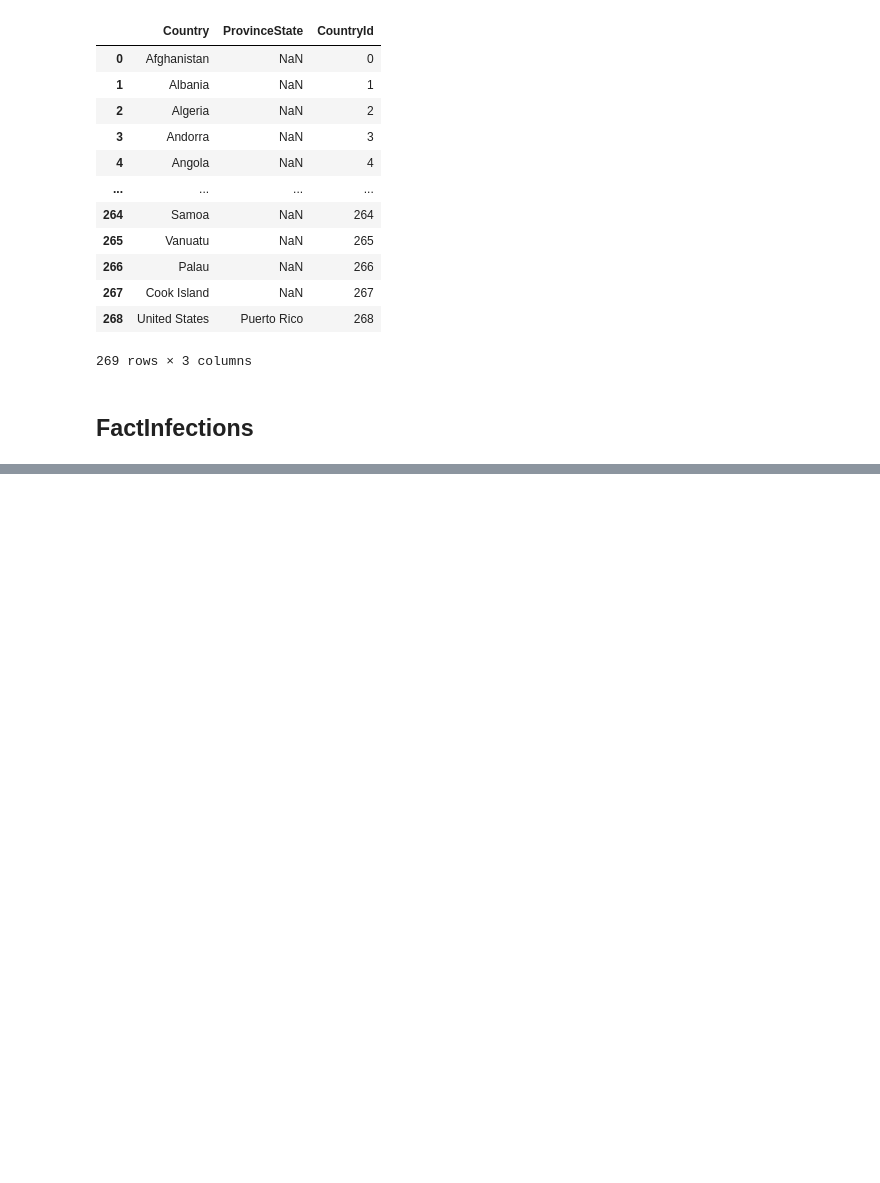
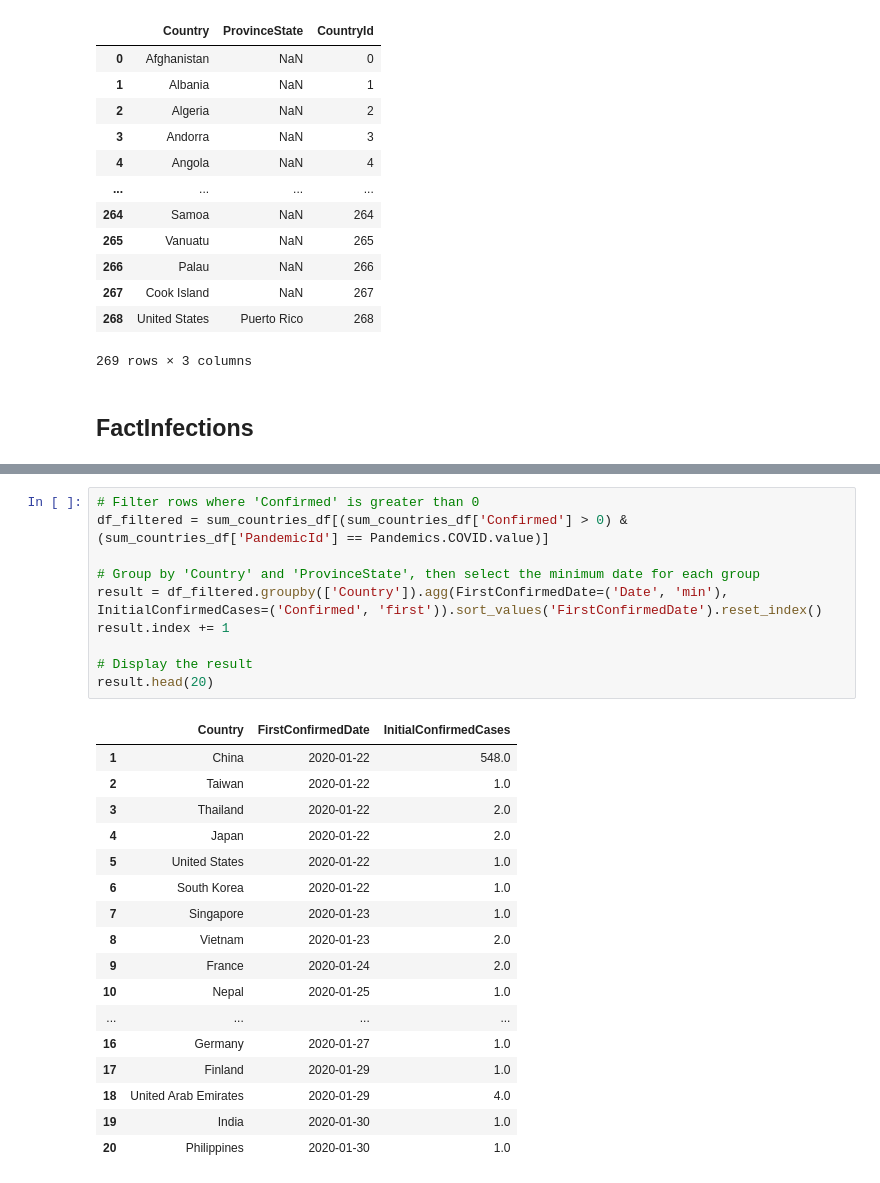
Before and after one commit to Fnor-BE/pandemic-etl, a Jupyter notebook: ETL.ipynb, the cells around one changed output, grey strips where cells are left out. Cells and saved outputs as stored; diff of their text form; blank space fills up the shorter version.

Commit message:
End of the initial lab. Should try to further recreate the visualizations with Python to improve with it.

```diff
--- a/ETL.ipynb
+++ b/ETL.ipynb
@@ -271,0 +308,28 @@ facts
+# %%
+# Filter rows where 'Confirmed' is greater than 0
+df_filtered = sum_countries_df[(sum_countries_df['Confirmed'] > 0) & (sum_countries_df['PandemicId'] == Pandemics.COVID.value)]
+
+# Group by 'Country' and 'ProvinceState', then select the minimum date for each group
+result = df_filtered.groupby(['Country']).agg(FirstConfirmedDate=('Date', 'min'), InitialConfirmedCases=('Confirmed', 'first')).sort_values('FirstConfirmedDate').reset_index()
+result.index += 1
+
+# Display the result
+result.head(20)
+# %% [output]
+|  | Country | FirstConfirmedDate | InitialConfirmedCases |
+| 1 | China | 2020-01-22 | 548.0 |
+| 2 | Taiwan | 2020-01-22 | 1.0 |
+| 3 | Thailand | 2020-01-22 | 2.0 |
+| 4 | Japan | 2020-01-22 | 2.0 |
+| 5 | United States | 2020-01-22 | 1.0 |
+| 6 | South Korea | 2020-01-22 | 1.0 |
+| 7 | Singapore | 2020-01-23 | 1.0 |
+| 8 | Vietnam | 2020-01-23 | 2.0 |
+| 9 | France | 2020-01-24 | 2.0 |
+| 10 | Nepal | 2020-01-25 | 1.0 |
+| ... | ... | ... | ... |
+| 16 | Germany | 2020-01-27 | 1.0 |
+| 17 | Finland | 2020-01-29 | 1.0 |
+| 18 | United Arab Emirates | 2020-01-29 | 4.0 |
+| 19 | India | 2020-01-30 | 1.0 |
+| 20 | Philippines | 2020-01-30 | 1.0 |
```
Also changed, not shown: parts of 6 cells of this notebook, 1 other file.
